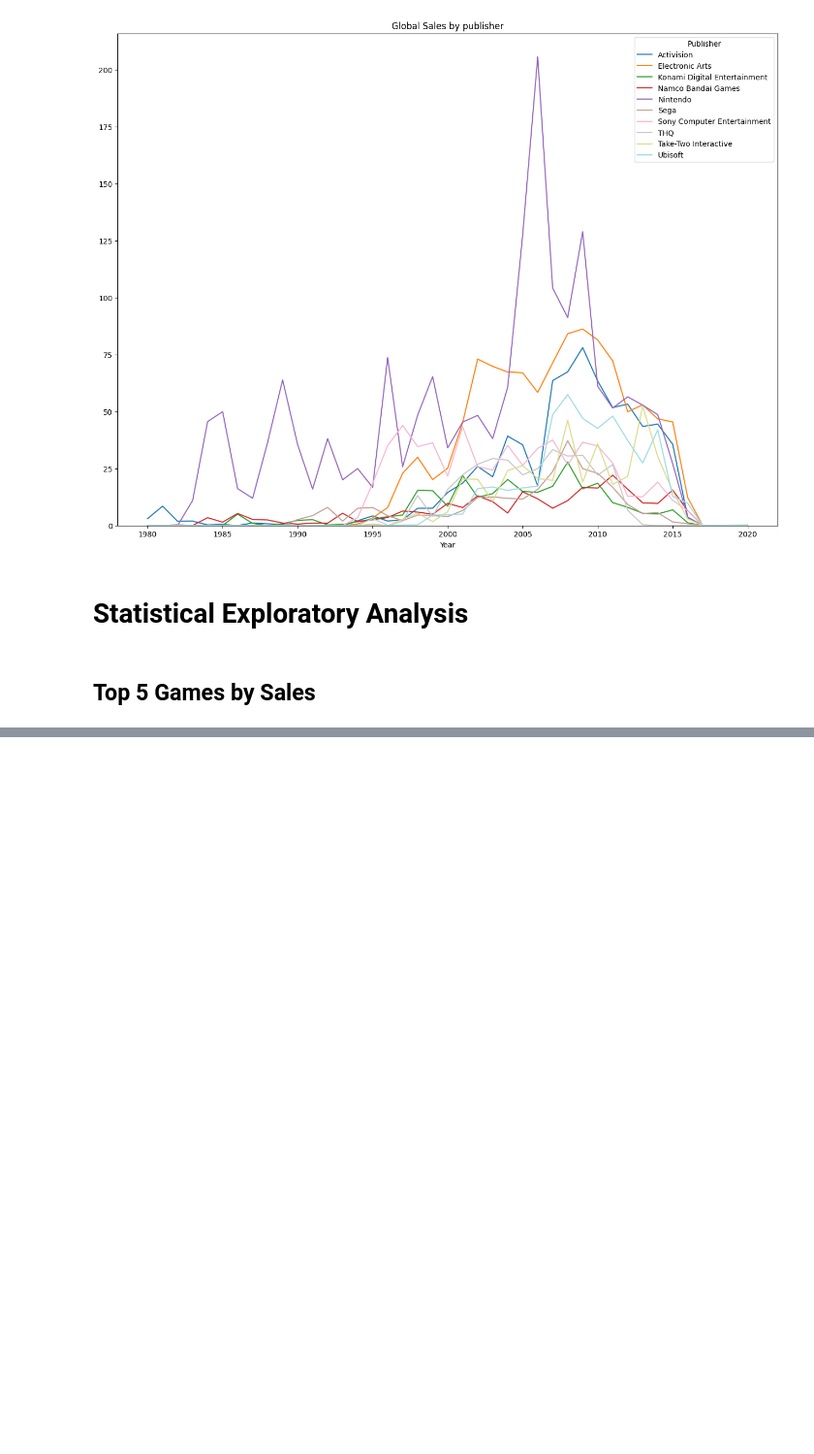
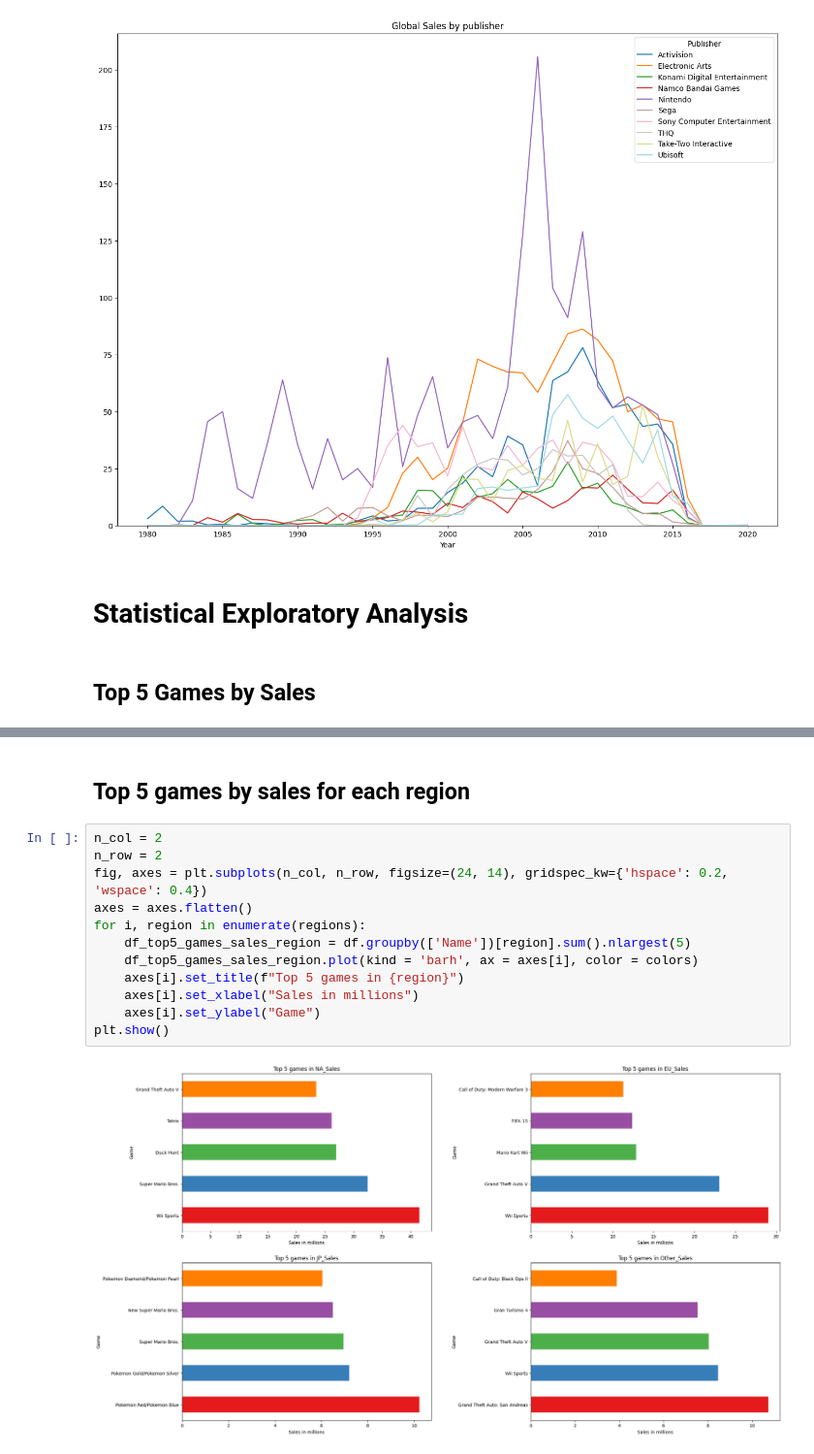
Before and after one commit to Toonzombie115/eda-video-game-sales, a Jupyter notebook: video-game-sales.ipynb, the cells around one changed output, grey strips where cells are left out. Shown at 97% size. Drawn from its saved outputs; the diff is of its cells as text; blank space fills up the shorter version.

```diff
--- a/video-game-sales.ipynb
+++ b/video-game-sales.ipynb
@@ -392,0 +404,16 @@ df_top5_games_sales.head()
+# %% [markdown]
+## Top 5 games by sales for each region
+# %%
+n_col = 2
+n_row = 2
+fig, axes = plt.subplots(n_col, n_row, figsize=(24, 14), gridspec_kw={'hspace': 0.2, 'wspace': 0.4})
+axes = axes.flatten()
+for i, region in enumerate(regions):
+    df_top5_games_sales_region = df.groupby(['Name'])[region].sum().nlargest(5)
+    df_top5_games_sales_region.plot(kind = 'barh', ax = axes[i], color = colors)
+    axes[i].set_title(f"Top 5 games in {region}")
+    axes[i].set_xlabel("Sales in millions")
+    axes[i].set_ylabel("Game")
+plt.show()
+# %% [output]
+[figure, added]
```
Also changed, not shown: parts of 11 cells of this notebook.
